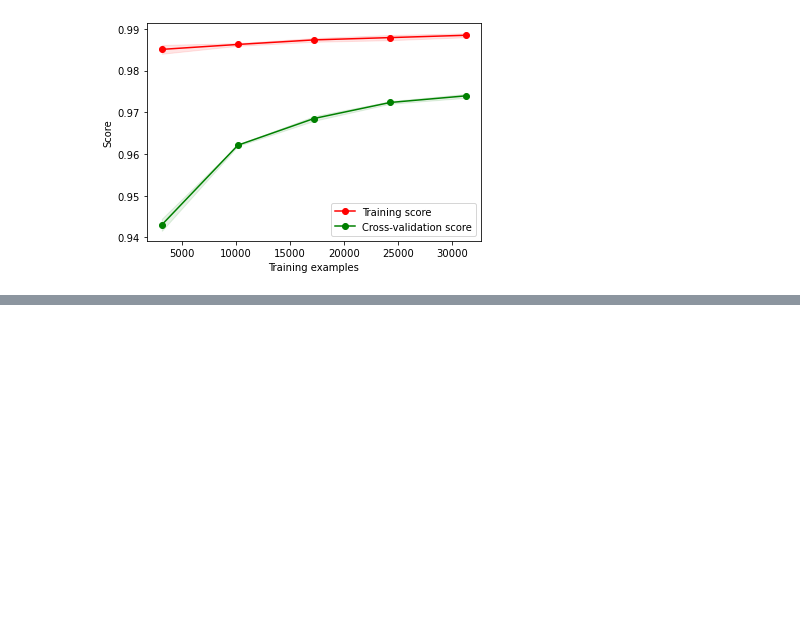
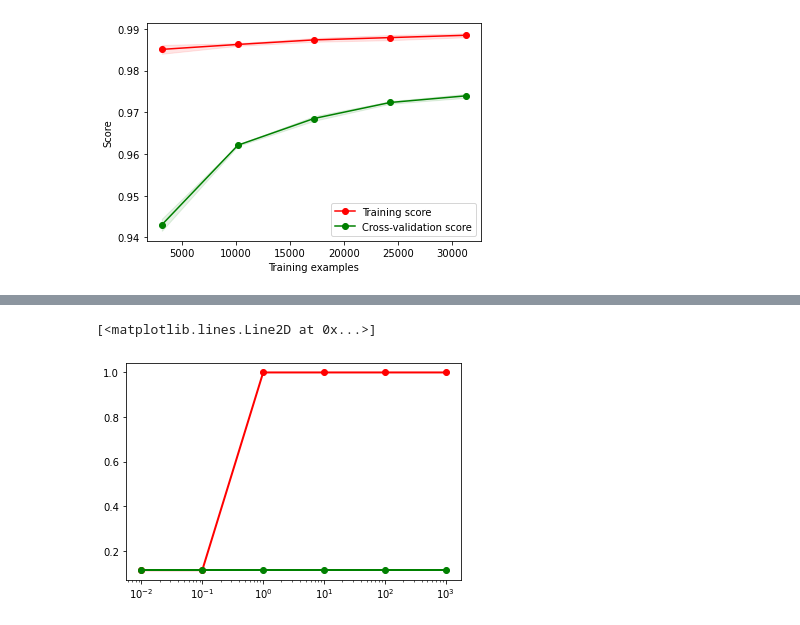
Before and after one commit to barmag/cs7641-projects, a Jupyter notebook: project1/svm-experiments.ipynb, the cells around one changed output, grey strips where cells are left out. Saved outputs shown, nothing was run; the diff lists cells and outputs as text; code cells hidden in the pictures; blank space fills up the shorter version.

```diff
--- a/project1/svm-experiments.ipynb
+++ b/project1/svm-experiments.ipynb
@@ -282,0 +338,13 @@ plt.plot(param_range, test_scores_mean, 'o-', label="Cross-validation score", co
+# %%
+lw = 2
+param_range = 10. ** np.arange(-2, 4)
+train_scores, test_scores = validation_curve(SVC(kernel='rbf', gamma=0.01), mnist_X_train, mnist_y_train, param_name="C", param_range=param_range, scoring="accuracy", cv=3, n_jobs=-1, verbose=3)
+train_scores_mean = np.mean(train_scores, axis=1)
+train_scores_std = np.std(train_scores, axis=1)
+test_scores_mean = np.mean(test_scores, axis=1)
+test_scores_std = np.std(test_scores, axis=1)
+plt.figure()
+plt.xscale('log')
+plt.plot(param_range, train_scores_mean, 'o-', label="Training score", color="r", lw=lw)
+plt.plot(param_range, test_scores_mean, 'o-', label="Cross-validation score", color="g", lw=lw)
+# %% [output]
@@ -282,0 +355,2 @@ plt.plot(param_range, test_scores_mean, 'o-', label="Cross-validation score", co
+[<matplotlib.lines.Line2D at 0x...>]
+[figure, added]
```
Also changed, not shown: parts of 11 cells of this notebook, 1 other file.
